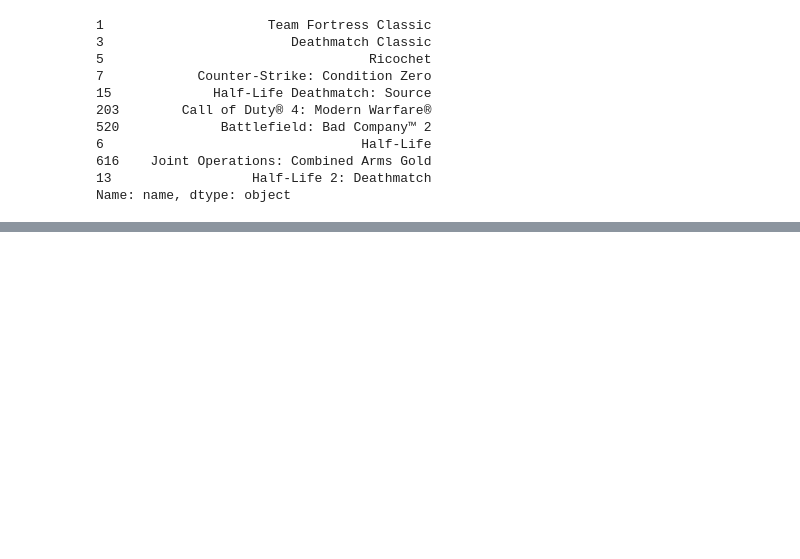
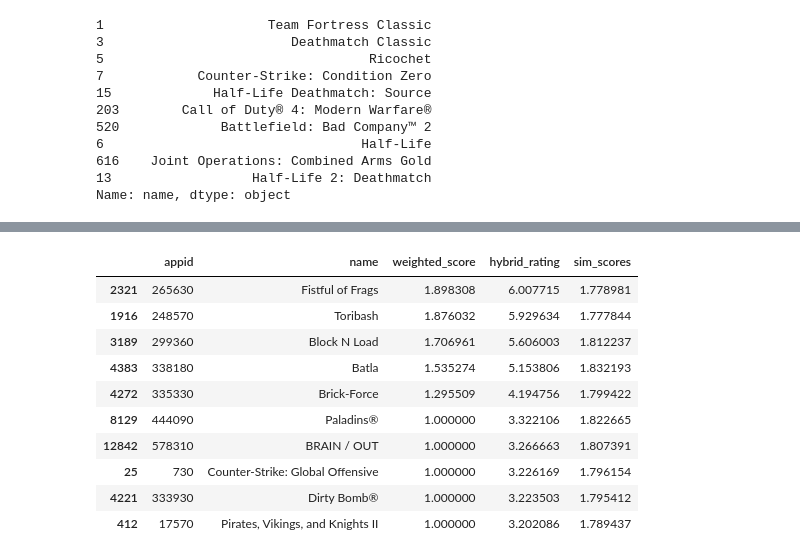
Before and after one commit to darrenchay/game_recommender, a Jupyter notebook: 2_count_vectorization_sol.ipynb, the cells around one changed output, grey strips where cells are left out. Cells and saved outputs as stored; diff of their text form; code cells hidden in the pictures; blank space fills up the shorter version.

```diff
--- a/2_count_vectorization_sol.ipynb
+++ b/2_count_vectorization_sol.ipynb
@@ -586,0 +615,14 @@ get_recommendations_hybrid2('Brawlhalla', cosine_sim)
+# %%
+get_recommendations_hybrid('Team Fortress 2', cosine_sim)
+# %% [output]
+|  | appid | name | weighted_score | hybrid_rating | sim_scores |
+| 2321 | 265630 | Fistful of Frags | 1.898308 | 6.007715 | 1.778981 |
+| 1916 | 248570 | Toribash | 1.876032 | 5.929634 | 1.777844 |
+| 3189 | 299360 | Block N Load | 1.706961 | 5.606003 | 1.812237 |
+| 4383 | 338180 | Batla | 1.535274 | 5.153806 | 1.832193 |
+| 4272 | 335330 | Brick-Force | 1.295509 | 4.194756 | 1.799422 |
+| 8129 | 444090 | Paladins® | 1.000000 | 3.322106 | 1.822665 |
+| 12842 | 578310 | BRAIN / OUT | 1.000000 | 3.266663 | 1.807391 |
+| 25 | 730 | Counter-Strike: Global Offensive | 1.000000 | 3.226169 | 1.796154 |
+| 4221 | 333930 | Dirty Bomb® | 1.000000 | 3.223503 | 1.795412 |
+| 412 | 17570 | Pirates, Vikings, and Knights II | 1.000000 | 3.202086 | 1.789437 |
```
Also changed, not shown: parts of 16 cells of this notebook, 13 other files.
